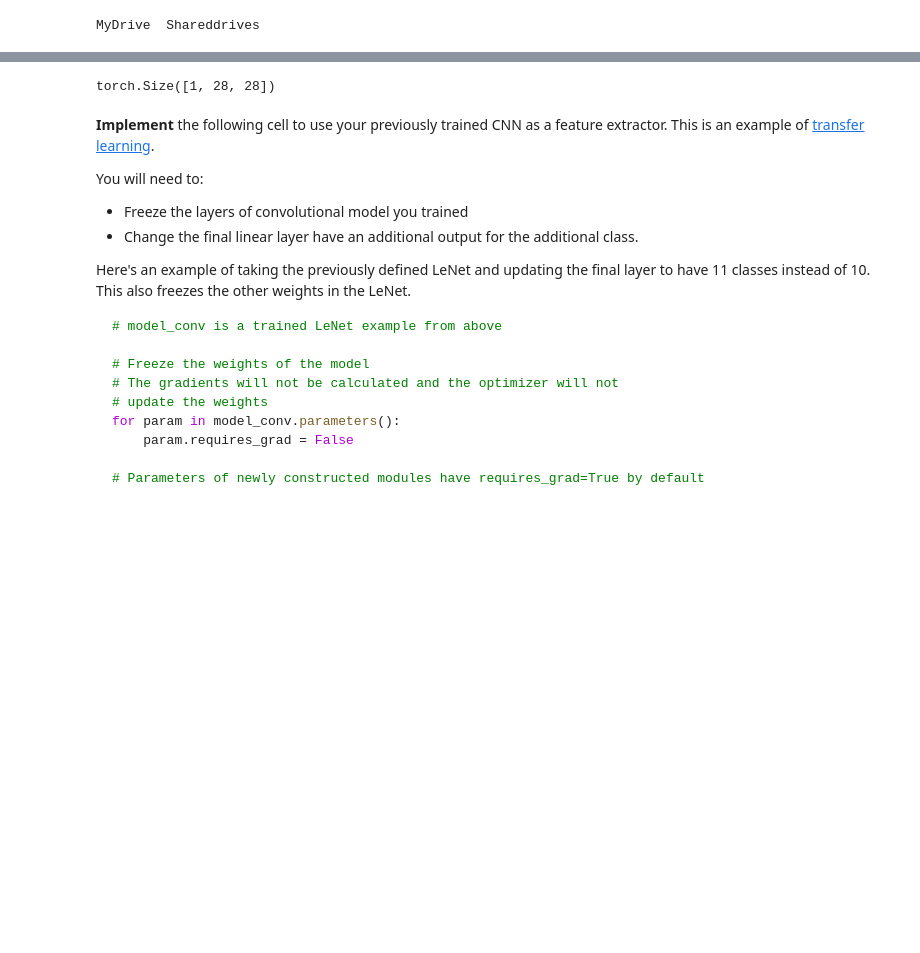
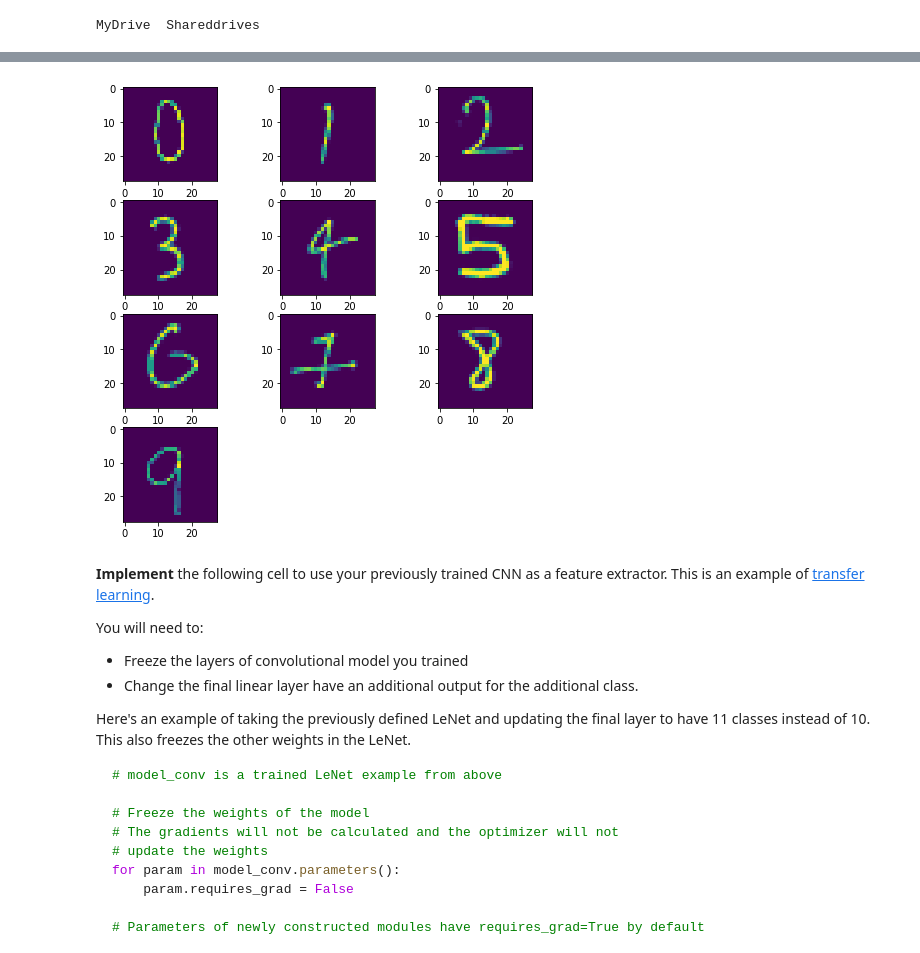
Before and after one commit to ttourneux/Final-Project, a Jupyter notebook: Assignment_3A.ipynb, the cells around one changed output, grey strips where cells are left out. Cells and saved outputs as stored; diff of their text form; code cells hidden in the pictures; blank space fills up the shorter version.

```diff
--- a/Assignment_3A.ipynb
+++ b/Assignment_3A.ipynb
@@ -882,7 +894,3 @@ for sample_number in tqdm(range(train_max_samples)):
 train_imgs_tensor = torch.Tensor(num_train_images, 100, 100)
 torch.cat(images, out=train_imgs_tensor)
 assert(train_imgs_tensor.shape[0] ==num_train_images)
-# %%
-img.shape
-# %% [output]
-torch.Size([1, 28, 28])
@@ -889,5 +920,5 @@ torch.Size([1, 28, 28])
 # %%
-class ClassDigitsTrain(Dataset):
+class ClassDigits(Dataset):
   """MNIST custom dataset that reads the CSV file and transforms them into PyTorch Tensors"""
 
 
@@ -902,10 +933,12 @@ class ClassDigitsTrain(Dataset):
         These will be used for data augmentations.
     """
 
+    if (is_training):
+    #self.data
+      self.X,self.Y = train_imgs_tensor, torch.Tensor(train_labels)#torch.from_numpy(D[1])
 
-    #self.data
-    self.X,self.Y = train_imgs_tensor, torch.Tensor(train_labels)#torch.from_numpy(D[1])
-
+    else:
+      self.X,self.Y = test_imgs_tensor, torch.Tensor(test_labels)
     #trans_data = transform(self.data)
     self.transform = transform
 
@@ -930,6 +963,34 @@ class ClassDigitsTrain(Dataset):
       return self.X[i,:].reshape((28,28)) , self.Y[i] ## for X we want the specific row and all the columns.
     else:
       return self.transform(self.X[i,:].reshape((1,28,28))).reshape(28,28) , self.Y[i]
+# %%
+train_class_digits = ClassDigits(is_training = True, transform = trans)
+
+combined_train = torch.utils.data.ConcatDataset([train_class_digits, mnist_train])
+# %%
+
+
+figure = plt.figure(figsize=(8, 8))
+cols, rows = 3, 4
+
+
+
+
+num = 0
+
+for i in range(len(combined_train)):
+  x,y = combined_train[i]
+  if y == num:
+
+    figure.add_subplot(rows, cols, num+1)
+    plt.imshow(x.reshape((28,28)))
+    num+=1
+  if num >9:
+    break
+
+plt.show()
+# %% [output]
+[figure, added]
 # %% [markdown]
 **Implement** the following cell to use your previously trained CNN as a feature extractor. This is an example of [transfer learning](https://en.wikipedia.org/wiki/Transfer_learning).
 
```
Also changed, not shown: parts of 15 cells of this notebook.
